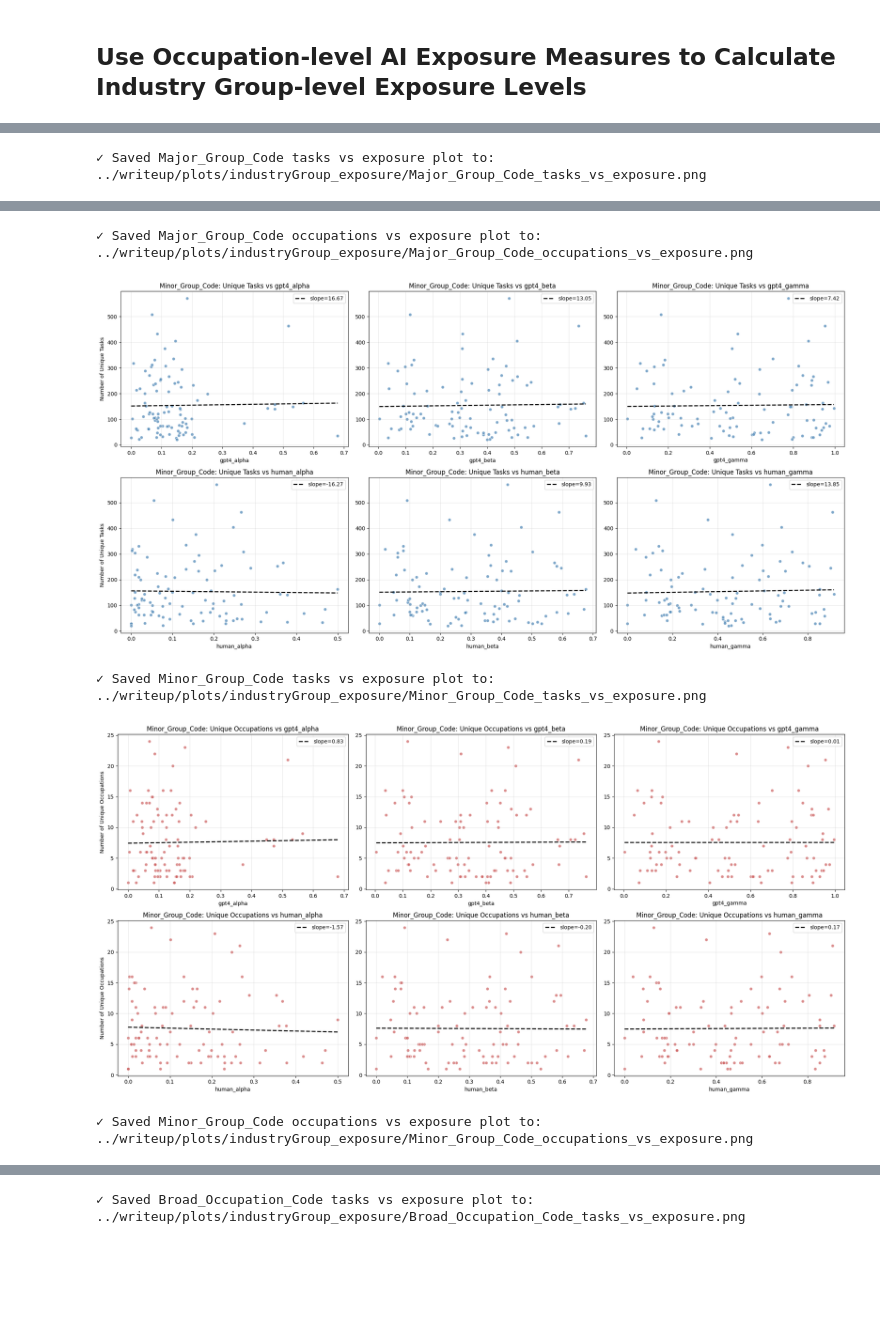
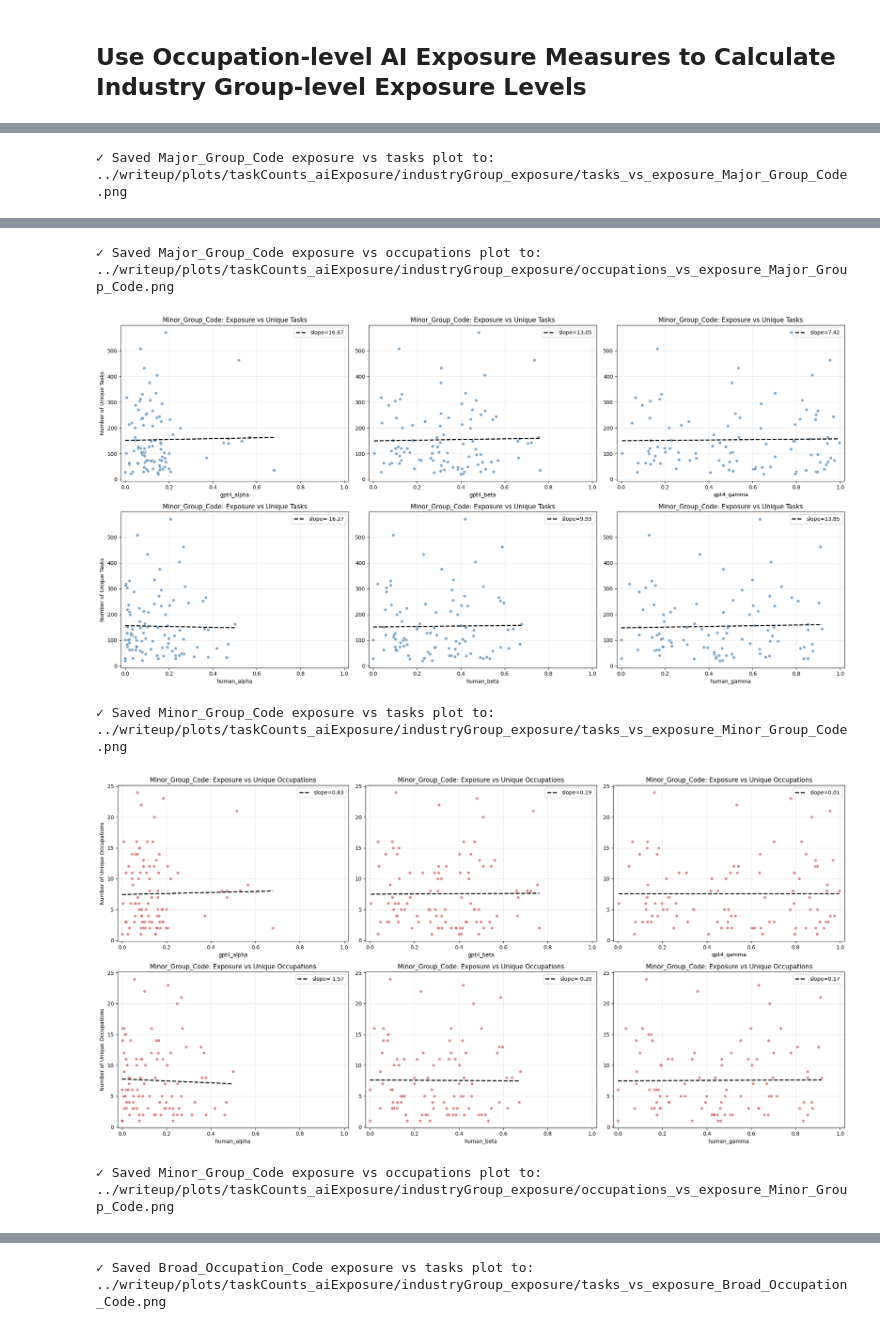
Before and after one commit to johnjosephhorton/rubin, a Jupyter notebook: agentic_ai/onet_ai_exposure.ipynb, the cells around one changed output, grey strips where cells are left out. Cells and saved outputs as stored; diff of their text form; code cells hidden in the pictures; blank space fills up the shorter version.

```diff
--- a/agentic_ai/onet_ai_exposure.ipynb
+++ b/agentic_ai/onet_ai_exposure.ipynb
@@ -334,7 +341,7 @@ Creating industry group-level exposure datasets and saving to data/industryGroup
 | 3 | 11-2021 | Marketing Managers | 0.06 | 0.50 | 0.94 | 0.22 | ... |
 | 4 | 11-2022 | Sales Managers | 0.00 | 0.45 | 0.90 | 0.10 | ... |
 # %%
-# Plot 2x3 figures for each industry group: unique tasks vs exposure, and unique occupations vs exposure
+# Plot 2x3 figures for each industry group: exposure vs unique tasks, and exposure vs unique occupations
 import matplotlib.pyplot as plt
 import numpy as np
 group_levels = [
@@ -348,11 +355,11 @@ exposure_cols = [
     'human_alpha', 'human_beta', 'human_gamma'
 ]
 input_dir = f'{output_data_path}/industryGroup_exposure'
-output_dir = f'{output_plot_path}/industryGroup_exposure'
+output_dir = f'{output_plot_path}/taskCounts_aiExposure/industryGroup_exposure'
 os.makedirs(output_dir, exist_ok=True)
 for code_col, title_col in group_levels:
     df = pd.read_csv(f'{input_dir}/{code_col}_exposure.csv')
-    # 2x3: num_unique_tasks vs exposure measures
+    # 2x3: exposure vs num_unique_tasks -> exposure on x, tasks on y
     fig, axes = plt.subplots(2, 3, figsize=(20, 10), sharex=False, sharey=False)
     for i, col in enumerate(exposure_cols):
         ax = axes[i//3, i%3]
@@ -369,14 +376,16 @@ for code_col, title_col in group_levels:
         ax.set_xlabel(f'{col}')
         if i % 3 == 0:
             ax.set_ylabel('Number of Unique Tasks')
-        ax.set_title(f'{code_col}: Unique Tasks vs {col}')
+        ax.set_title(f'{code_col}: Exposure vs Unique Tasks')
         ax.grid(True, alpha=0.3)
+        # Ensure x-axis range covers 0..1 with a small margin for visualization (exposure axis)
+        ax.set_xlim(-0.02, 1.02)
     plt.tight_layout()
-    plot_file = f'{output_dir}/{code_col}_tasks_vs_exposure.png'
+    plot_file = f'{output_dir}/tasks_vs_exposure_{code_col}.png'
     plt.savefig(plot_file, dpi=300, bbox_inches='tight')
     plt.show()
-    print(f'✓ Saved {code_col} tasks vs exposure plot to: {plot_file}')
-    # 2x3: num_unique_occupations vs exposure measures
+    print(f'✓ Saved {code_col} exposure vs tasks plot to: {plot_file}')
+    # 2x3: exposure vs num_unique_occupations -> exposure on x, occupations on y
     fig, axes = plt.subplots(2, 3, figsize=(20, 10), sharex=False, sharey=False)
     for i, col in enumerate(exposure_cols):
         ax = axes[i//3, i%3]
@@ -393,11 +402,12 @@ for code_col, title_col in group_levels:
         ax.set_xlabel(f'{col}')
         if i % 3 == 0:
             ax.set_ylabel('Number of Unique Occupations')
-        ax.set_title(f'{code_col}: Unique Occupations vs {col}')
+        ax.set_title(f'{code_col}: Exposure vs Unique Occupations')
         ax.grid(True, alpha=0.3)
+        ax.set_xlim(-0.02, 1.02)
     plt.tight_layout()
-    plot_file = f'{output_dir}/{code_col}_occupations_vs_exposure.png'
+    plot_file = f'{output_dir}/occupations_vs_exposure_{code_col}.png'
     plt.savefig(plot_file, dpi=300, bbox_inches='tight')
     plt.show()
-    print(f'✓ Saved {code_col} occupations vs exposure plot to: {plot_file}')
+    print(f'✓ Saved {code_col} exposure vs occupations plot to: {plot_file}')
 # %% [output]
@@ -405 +415 @@ for code_col, title_col in group_levels:
-✓ Saved Major_Group_Code tasks vs exposure plot to: ../writeup/plots/industryGroup_exposure/Major_Group_Code_tasks_vs_exposure.png
+✓ Saved Major_Group_Code exposure vs tasks plot to: ../writeup/plots/taskCounts_aiExposure/industryGroup_exposure/tasks_vs_exposure_Major_Group_Code.png
@@ -407,5 +417,5 @@ for code_col, title_col in group_levels:
-✓ Saved Major_Group_Code occupations vs exposure plot to: ../writeup/plots/industryGroup_exposure/Major_Group_Code_occupations_vs_exposure.png
+✓ Saved Major_Group_Code exposure vs occupations plot to: ../writeup/plots/taskCounts_aiExposure/industryGroup_exposure/occupations_vs_exposure_Major_Group_Code.png
-[figure, old version]
+[figure, new version]
-✓ Saved Minor_Group_Code tasks vs exposure plot to: ../writeup/plots/industryGroup_exposure/Minor_Group_Code_tasks_vs_exposure.png
+✓ Saved Minor_Group_Code exposure vs tasks plot to: ../writeup/plots/taskCounts_aiExposure/industryGroup_exposure/tasks_vs_exposure_Minor_Group_Code.png
-[figure, old version]
+[figure, new version]
-✓ Saved Minor_Group_Code occupations vs exposure plot to: ../writeup/plots/industryGroup_exposure/Minor_Group_Code_occupations_vs_exposure.png
+✓ Saved Minor_Group_Code exposure vs occupations plot to: ../writeup/plots/taskCounts_aiExposure/industryGroup_exposure/occupations_vs_exposure_Minor_Group_Code.png
@@ -413 +423 @@ for code_col, title_col in group_levels:
-✓ Saved Broad_Occupation_Code tasks vs exposure plot to: ../writeup/plots/industryGroup_exposure/Broad_Occupation_Code_tasks_vs_exposure.png
+✓ Saved Broad_Occupation_Code exposure vs tasks plot to: ../writeup/plots/taskCounts_aiExposure/industryGroup_exposure/tasks_vs_exposure_Broad_Occupation_Code.png
```
Also changed, not shown: parts of 6 cells of this notebook.
